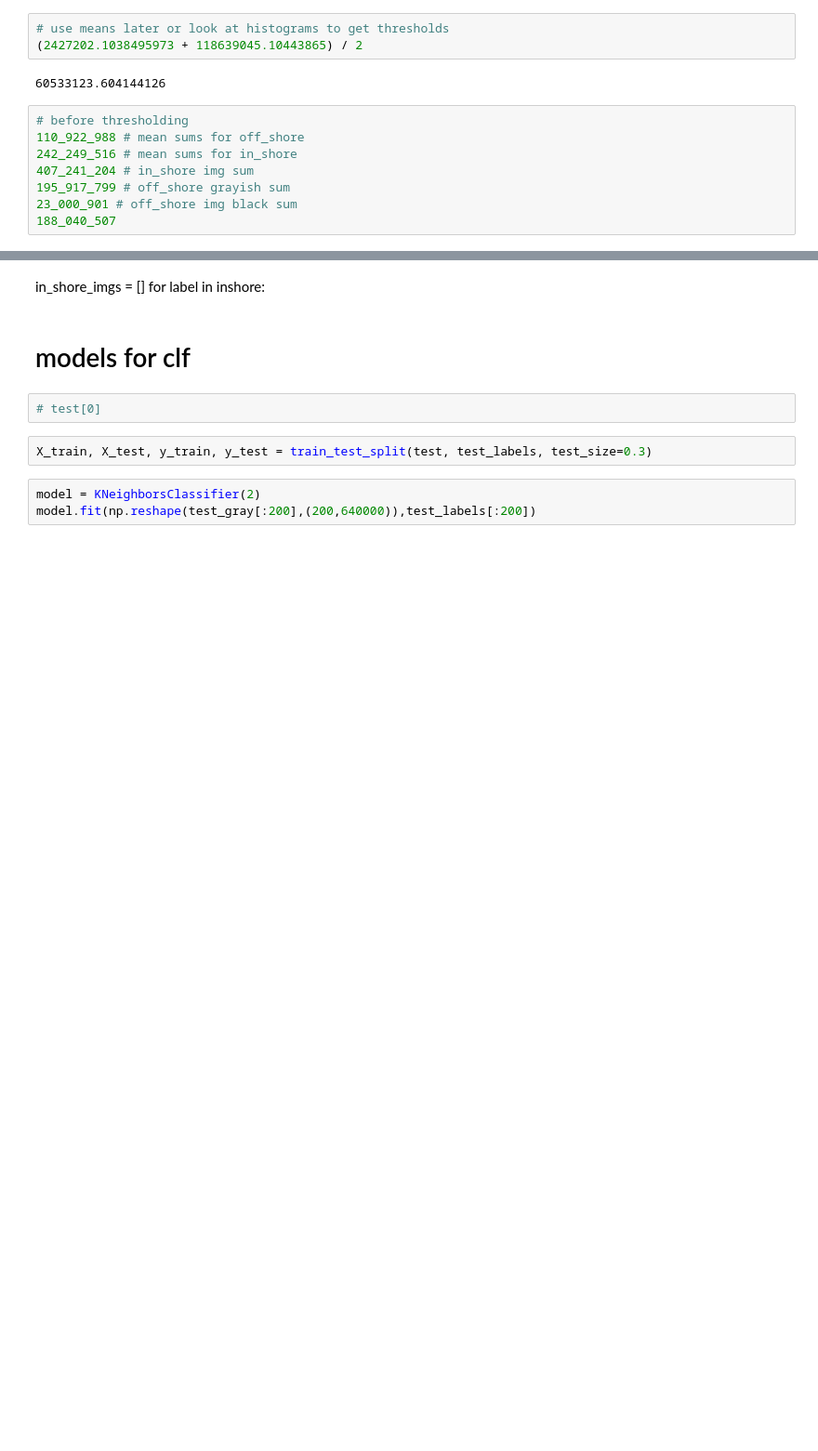
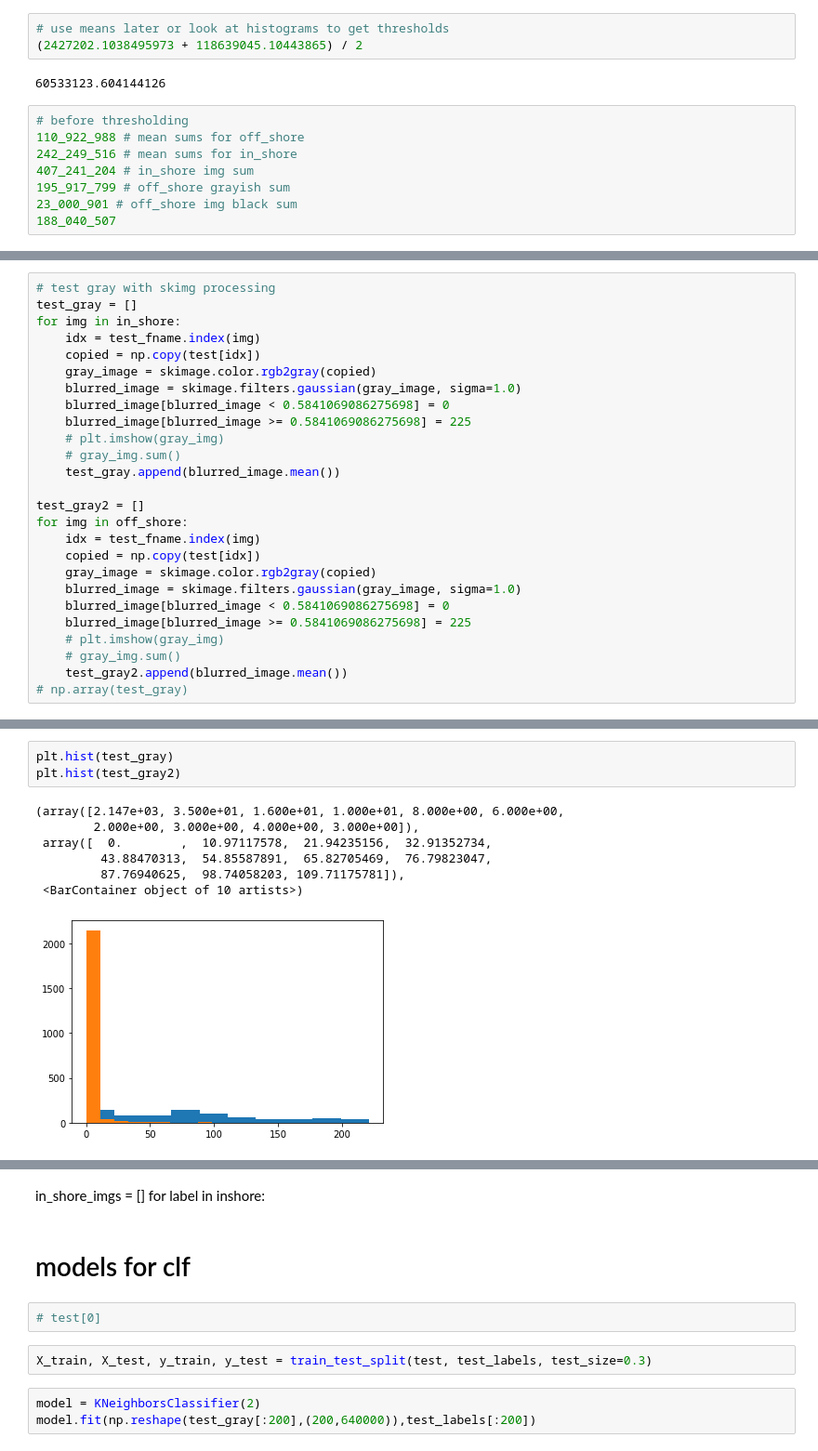
Before and after one commit to alexmak001/SAR-satelite-image-ship-detection, a Jupyter notebook: sean_notebooks/offshore_onshore_classifier.ipynb, the cells around one changed output, grey strips where cells are left out. Shown at 93% size. Cells and saved outputs as stored; diff of their text form; blank space fills up the shorter version.

```diff
--- a/sean_notebooks/offshore_onshore_classifier.ipynb
+++ b/sean_notebooks/offshore_onshore_classifier.ipynb
@@ -693,3 +697,29 @@ for img in test:
         preds.append(1)
     else:
         preds.append(0)
+# %%
+# test gray with skimg processing
+test_gray = []
+for img in in_shore:
+    idx = test_fname.index(img)
+    copied = np.copy(test[idx])
+    gray_image = skimage.color.rgb2gray(copied)
+    blurred_image = skimage.filters.gaussian(gray_image, sigma=1.0)
+    blurred_image[blurred_image < 0.5841069086275698] = 0
+    blurred_image[blurred_image >= 0.5841069086275698] = 225
+    # plt.imshow(gray_img)
+    # gray_img.sum()
+    test_gray.append(blurred_image.mean())
+
+test_gray2 = []
+for img in off_shore:
+    idx = test_fname.index(img)
+    copied = np.copy(test[idx])
+    gray_image = skimage.color.rgb2gray(copied)
+    blurred_image = skimage.filters.gaussian(gray_image, sigma=1.0)
+    blurred_image[blurred_image < 0.5841069086275698] = 0
+    blurred_image[blurred_image >= 0.5841069086275698] = 225
+    # plt.imshow(gray_img)
+    # gray_img.sum()
+    test_gray2.append(blurred_image.mean())
+# np.array(test_gray)
@@ -695,0 +732,11 @@ for img in test:
+# %%
+plt.hist(test_gray)
+plt.hist(test_gray2)
+# %% [output]
+(array([2.147e+03, 3.500e+01, 1.600e+01, 1.000e+01, 8.000e+00, 6.000e+00,
+        2.000e+00, 3.000e+00, 4.000e+00, 3.000e+00]),
+ array([  0.        ,  10.97117578,  21.94235156,  32.91352734,
+         43.88470313,  54.85587891,  65.82705469,  76.79823047,
+         87.76940625,  98.74058203, 109.71175781]),
+ <BarContainer object of 10 artists>)
+[figure, added]
```
Also changed, not shown: parts of 17 cells of this notebook.
